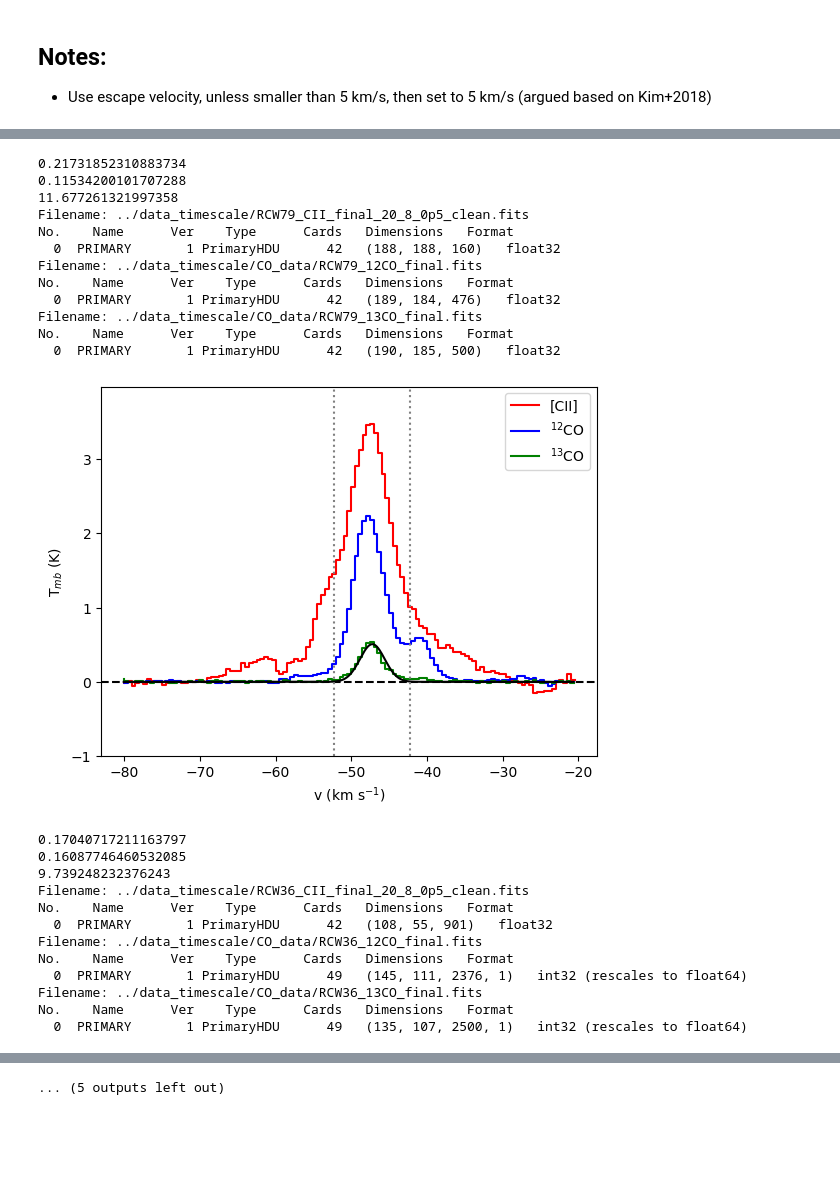
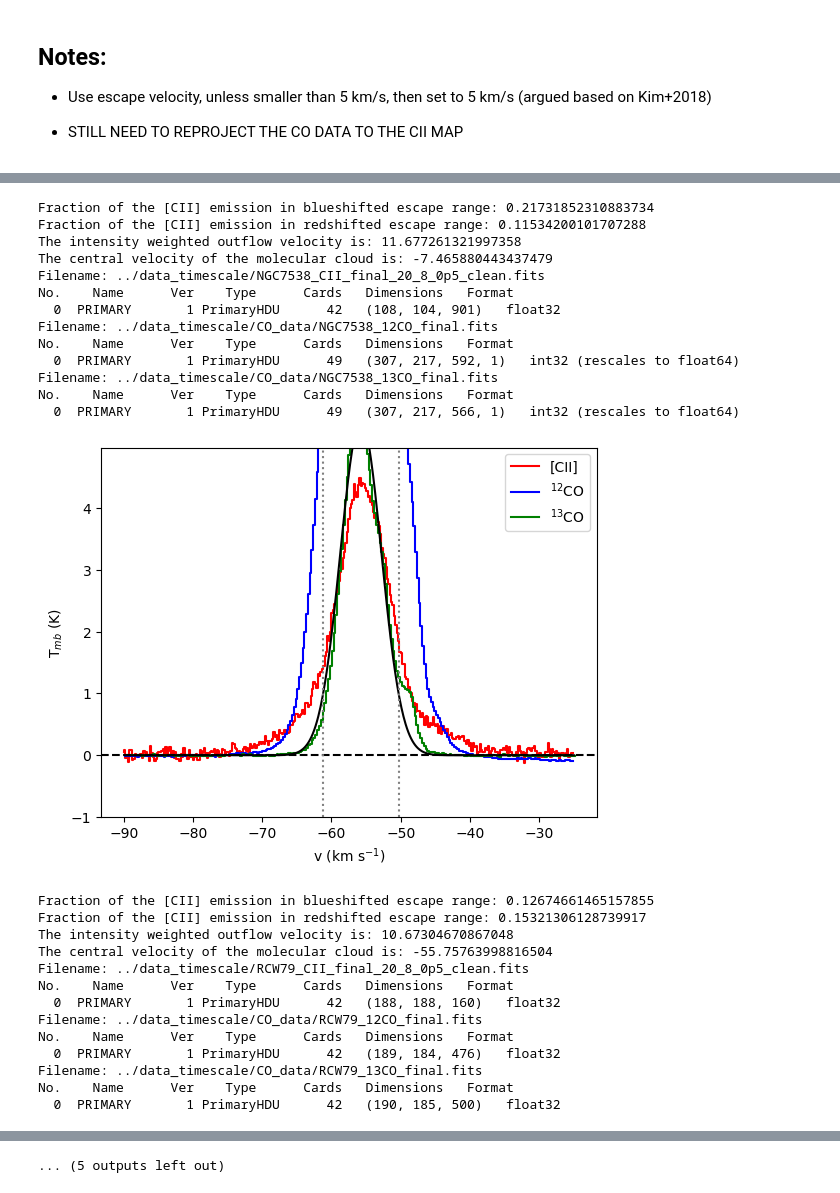
Before and after one commit to lmlb-astro/timescale-CII-, a Jupyter notebook: outflow_in_spectra.ipynb, the cells around one changed output, grey strips where cells are left out. Cells and saved outputs as stored; diff of their text form; code cells hidden in the pictures; blank space fills up the shorter version.

```diff
--- a/outflow_in_spectra.ipynb
+++ b/outflow_in_spectra.ipynb
@@ -1,6 +1,8 @@
 # %% [markdown]
 ## Notes:
 - Use escape velocity, unless smaller than 5 km/s, then set to 5 km/s (argued based on Kim+2018)
+
+- STILL NEED TO REPROJECT THE CO DATA TO THE CII MAP
 # %%
 import numpy as np
 import matplotlib.pyplot as plt
@@ -22,16 +24,20 @@ min_CII = 50
 
 
 ## regions to be analysed
+## 0: escape velocity used
+## 1: minimal velocity to plot the spectrum
+## 2: maximal velocity to plot the spectrum
+## 3: Name of the region
 names = {
+    'RCW36_CII_final_20_8_0p5_clean': [5.0, -25., 30., 'RCW36'], # 4.0
+    'W40_CII_final_20_8_0p5_clean': [5.0, -25., 30, 'W40'],  # 3.9
+    'RCW120_CII_final_20_8_0p5_clean': [5.0, -35., 15., 'RCW120'], # 10.7
+    #'OrionA_CII_final_20_8_0p5_clean': [5.0 , 'M42'], # 3.0
+    'NGC7538_CII_final_20_8_0p5_clean': [5.5, -90., -25., 'NGC7538'],
+    'RCW79_CII_final_20_8_0p5_clean': [5.0, -80., -20., 'RCW79'], #2.6
     'm16_CII_final_20_8_0p5_clean': [5.0, 0., 50., 'M16'], # 4.0
     'm17_CII_final_20_8_0p5_clean': [6.9, -25., 60., 'M17'],
-    'RCW120_CII_final_20_8_0p5_clean': [5.0, -35., 15., 'RCW120'], # 10.7
-    'RCW79_CII_final_20_8_0p5_clean': [5.0, -80., -20., 'RCW79'], #2.6
-    'RCW36_CII_final_20_8_0p5_clean': [5.0, -25., 30., 'RCW36'], # 4.0
-    'W40_CII_final_20_8_0p5_clean': [5.0, -25., 30, 'W40'],  # 3.9
-    'NGC7538_CII_final_20_8_0p5_clean': [5.5, -90., -25., 'NGC7538'],
-    'RCW49_CII_final_20_8_0p5_clean': [5.0, -35., 40., 'RCW49'],
-    #'OrionA_CII_final_20_8_0p5_clean': [5.0 , 'M42'], # 3.0
+    'RCW49_CII_final_20_8_0p5_clean': [5.0, -35., 40., 'RCW49']
 }
 
 #### End User input
@@ -177,6 +183,10 @@ def calc_outflow_vel(vel_arr, spec, v_b, v_r, v_cent):
     return sum_vel/denom
 # %%
 ## Loop over the regions
+esc_frac_b = []
+esc_frac_r = []
+av_esc_vel = []
+reg_names = []
 for name in names.keys():
     ## get the [CII] data
     data, vel_arr = get_data_and_velAxis('../data_timescale/'+name+'.fits', vlims = [names[name][1], names[name][2]])
@@ -209,10 +219,17 @@ for name in names.keys():
 
     ## the percentage in the wings
     frac_blue, frac_red = calc_wing_frac(vel_arr, spec, popt_13[1] - names[name][0], popt_13[1] + names[name][0])
-    print(frac_blue)
-    print(frac_red)
+    print('Fraction of the [CII] emission in blueshifted escape range: {frac}'.format(frac = frac_blue))
+    print('Fraction of the [CII] emission in redshifted escape range: {frac}'.format(frac = frac_red))
+    esc_frac_b.append(frac_blue)
+    esc_frac_r.append(frac_red)
 
     ## calculate the weighted outflow velocity
     v_out = calc_outflow_vel(vel_arr, spec, popt_13[1] - names[name][0], popt_13[1] + names[name][0], popt_13[1])
-    print(v_out)
+    print('The intensity weighted outflow velocity is: {v_out}'.format(v_out = v_out))
+    print('The central velocity of the molecular cloud is: {v_cent}'.format(v_cent = popt_13[1]))
+    av_esc_vel.append(v_out)
+
+    ## store the name of the region
+    reg_names.append(names[name][-1])
 # %% [output]
@@ -245,35 +264,37 @@ No.    Name      Ver    Type      Cards   Dimensions   Format
 Filename: ../data_timescale/RCW120_CII_final_20_8_0p5_clean.fits
 No.    Name      Ver    Type      Cards   Dimensions   Format
   0  PRIMARY       1 PrimaryHDU      42   (136, 137, 320)   float32
 Filename: ../data_timescale/CO_data/RCW120_12CO_final.fits
 No.    Name      Ver    Type      Cards   Dimensions   Format
   0  PRIMARY       1 PrimaryHDU      49   (113, 113, 4756, 1)   int32 (rescales to float64)
 Filename: ../data_timescale/CO_data/RCW120_13CO_final.fits
 No.    Name      Ver    Type      Cards   Dimensions   Format
   0  PRIMARY       1 PrimaryHDU      49   (108, 109, 5000, 1)   int32 (rescales to float64)
 [figure]
-0.21731852310883734
-0.11534200101707288
-11.677261321997358
-Filename: ../data_timescale/RCW79_CII_final_20_8_0p5_clean.fits
+Fraction of the [CII] emission in blueshifted escape range: 0.21731852310883734
+Fraction of the [CII] emission in redshifted escape range: 0.11534200101707288
+The intensity weighted outflow velocity is: 11.677261321997358
+The central velocity of the molecular cloud is: -7.465880443437479
+Filename: ../data_timescale/NGC7538_CII_final_20_8_0p5_clean.fits
 No.    Name      Ver    Type      Cards   Dimensions   Format
-  0  PRIMARY       1 PrimaryHDU      42   (188, 188, 160)   float32
-Filename: ../data_timescale/CO_data/RCW79_12CO_final.fits
+  0  PRIMARY       1 PrimaryHDU      42   (108, 104, 901)   float32
+Filename: ../data_timescale/CO_data/NGC7538_12CO_final.fits
 No.    Name      Ver    Type      Cards   Dimensions   Format
-  0  PRIMARY       1 PrimaryHDU      42   (189, 184, 476)   float32
-Filename: ../data_timescale/CO_data/RCW79_13CO_final.fits
+  0  PRIMARY       1 PrimaryHDU      49   (307, 217, 592, 1)   int32 (rescales to float64)
+Filename: ../data_timescale/CO_data/NGC7538_13CO_final.fits
 No.    Name      Ver    Type      Cards   Dimensions   Format
-  0  PRIMARY       1 PrimaryHDU      42   (190, 185, 500)   float32
+  0  PRIMARY       1 PrimaryHDU      49   (307, 217, 566, 1)   int32 (rescales to float64)
-[figure, old version]
+[figure, new version]
-0.17040717211163797
-0.16087746460532085
-9.739248232376243
-Filename: ../data_timescale/RCW36_CII_final_20_8_0p5_clean.fits
+Fraction of the [CII] emission in blueshifted escape range: 0.12674661465157855
+Fraction of the [CII] emission in redshifted escape range: 0.15321306128739917
+The intensity weighted outflow velocity is: 10.67304670867048
+The central velocity of the molecular cloud is: -55.75763998816504
+Filename: ../data_timescale/RCW79_CII_final_20_8_0p5_clean.fits
 No.    Name      Ver    Type      Cards   Dimensions   Format
-  0  PRIMARY       1 PrimaryHDU      42   (108, 55, 901)   float32
-Filename: ../data_timescale/CO_data/RCW36_12CO_final.fits
+  0  PRIMARY       1 PrimaryHDU      42   (188, 188, 160)   float32
+Filename: ../data_timescale/CO_data/RCW79_12CO_final.fits
 No.    Name      Ver    Type      Cards   Dimensions   Format
-  0  PRIMARY       1 PrimaryHDU      49   (145, 111, 2376, 1)   int32 (rescales to float64)
-Filename: ../data_timescale/CO_data/RCW36_13CO_final.fits
+  0  PRIMARY       1 PrimaryHDU      42   (189, 184, 476)   float32
+Filename: ../data_timescale/CO_data/RCW79_13CO_final.fits
 No.    Name      Ver    Type      Cards   Dimensions   Format
-  0  PRIMARY       1 PrimaryHDU      49   (135, 107, 2500, 1)   int32 (rescales to float64)
+  0  PRIMARY       1 PrimaryHDU      42   (190, 185, 500)   float32
```
Also changed, not shown: parts of 4 cells of this notebook, 2 other files.
